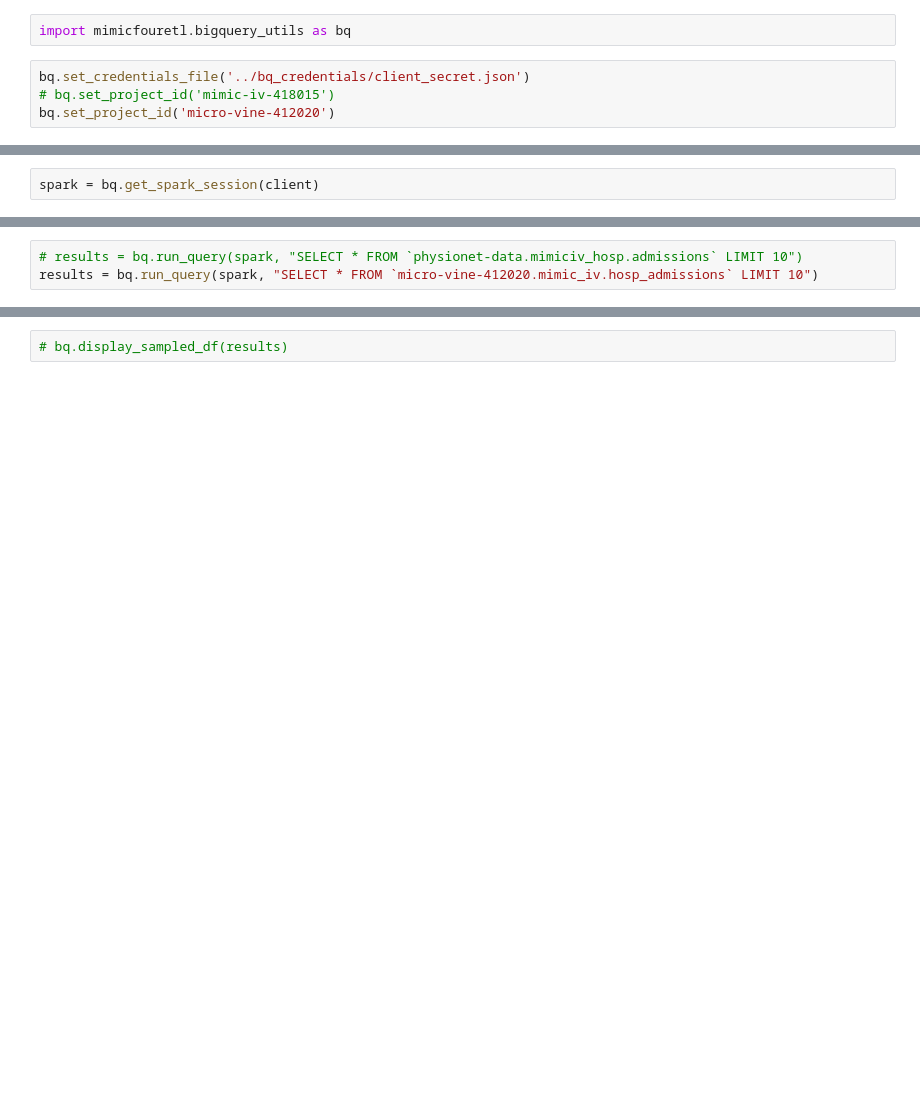
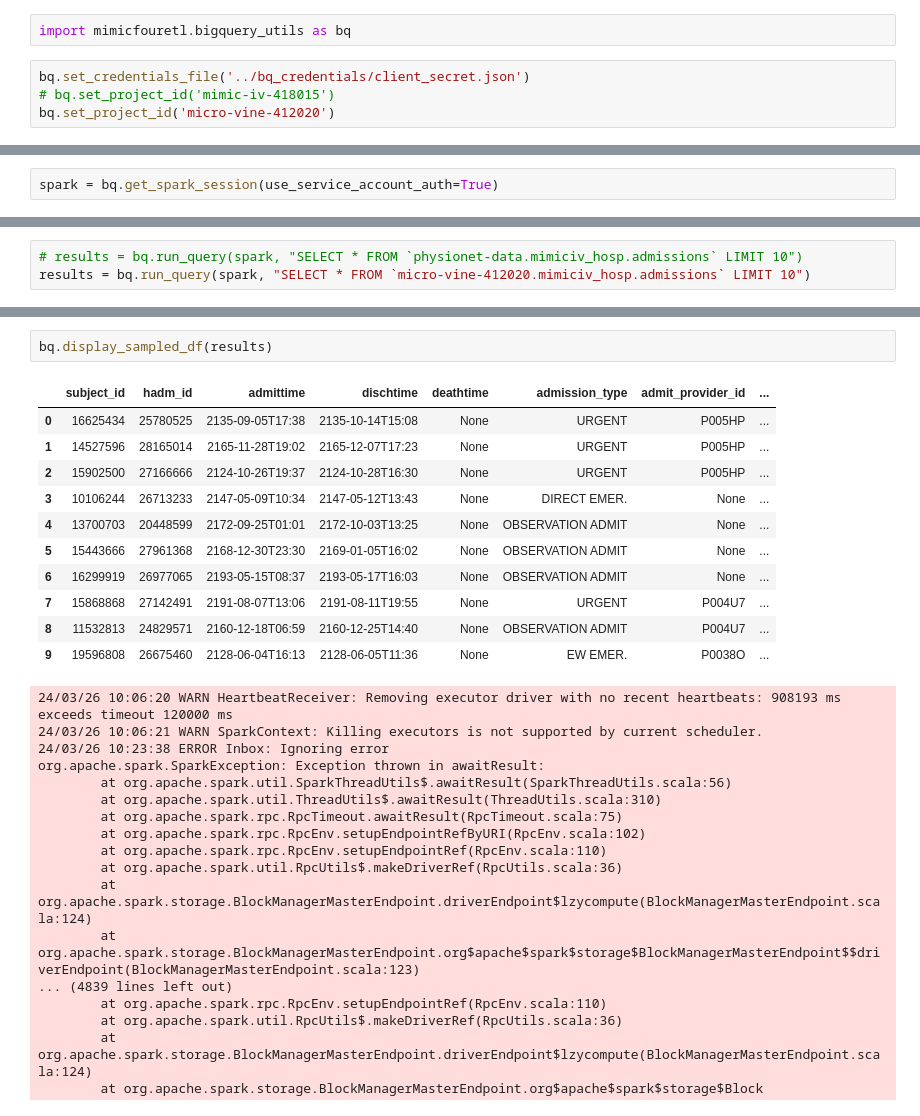
Before and after one commit to kevinmenear/mimic-iv-etl, a Jupyter notebook: notebooks/query_data.ipynb, the cells around one changed output, grey strips where cells are left out. Drawn from its saved outputs; the diff is of its cells as text; blank space fills up the shorter version.

Commit message:
module to generate sample data - hosp

```diff
--- a/notebooks/query_data.ipynb
+++ b/notebooks/query_data.ipynb
@@ -12,2 +30,2 @@ tables
 # %%
-spark = bq.get_spark_session(client)
+spark = bq.get_spark_session(use_service_account_auth=True)
@@ -14,3 +57,3 @@ spark = bq.get_spark_session(client)
 # %%
 # results = bq.run_query(spark, "SELECT * FROM `physionet-data.mimiciv_hosp.admissions` LIMIT 10")
-results = bq.run_query(spark, "SELECT * FROM `micro-vine-412020.mimic_iv.hosp_admissions` LIMIT 10")
+results = bq.run_query(spark, "SELECT * FROM `micro-vine-412020.mimiciv_hosp.admissions` LIMIT 10")
@@ -17,2 +78,31 @@ results = bq.run_query(spark, "SELECT * FROM `micro-vine-412020.mimic_iv.hosp_ad
 # %%
-# bq.display_sampled_df(results)
+bq.display_sampled_df(results)
+# %% [output]
+|  | subject_id | hadm_id | admittime | dischtime | deathtime | admission_type | admit_provider_id | ... |
+| 0 | 16625434 | 25780525 | 2135-09-05T17:38 | 2135-10-14T15:08 | None | URGENT | P005HP | ... |
+| 1 | 14527596 | 28165014 | 2165-11-28T19:02 | 2165-12-07T17:23 | None | URGENT | P005HP | ... |
+| 2 | 15902500 | 27166666 | 2124-10-26T19:37 | 2124-10-28T16:30 | None | URGENT | P005HP | ... |
+| 3 | 10106244 | 26713233 | 2147-05-09T10:34 | 2147-05-12T13:43 | None | DIRECT EMER. | None | ... |
+| 4 | 13700703 | 20448599 | 2172-09-25T01:01 | 2172-10-03T13:25 | None | OBSERVATION ADMIT | None | ... |
+| 5 | 15443666 | 27961368 | 2168-12-30T23:30 | 2169-01-05T16:02 | None | OBSERVATION ADMIT | None | ... |
+| 6 | 16299919 | 26977065 | 2193-05-15T08:37 | 2193-05-17T16:03 | None | OBSERVATION ADMIT | None | ... |
+| 7 | 15868868 | 27142491 | 2191-08-07T13:06 | 2191-08-11T19:55 | None | URGENT | P004U7 | ... |
+| 8 | 11532813 | 24829571 | 2160-12-18T06:59 | 2160-12-25T14:40 | None | OBSERVATION ADMIT | P004U7 | ... |
+| 9 | 19596808 | 26675460 | 2128-06-04T16:13 | 2128-06-05T11:36 | None | EW EMER. | P0038O | ... |
+24/03/26 10:06:20 WARN HeartbeatReceiver: Removing executor driver with no recent heartbeats: 908193 ms exceeds timeout 120000 ms
+24/03/26 10:06:21 WARN SparkContext: Killing executors is not supported by current scheduler.
+24/03/26 10:23:38 ERROR Inbox: Ignoring error
+org.apache.spark.SparkException: Exception thrown in awaitResult:
+        at org.apache.spark.util.SparkThreadUtils$.awaitResult(SparkThreadUtils.scala:56)
+        at org.apache.spark.util.ThreadUtils$.awaitResult(ThreadUtils.scala:310)
+        at org.apache.spark.rpc.RpcTimeout.awaitResult(RpcTimeout.scala:75)
+        at org.apache.spark.rpc.RpcEnv.setupEndpointRefByURI(RpcEnv.scala:102)
+        at org.apache.spark.rpc.RpcEnv.setupEndpointRef(RpcEnv.scala:110)
+        at org.apache.spark.util.RpcUtils$.makeDriverRef(RpcUtils.scala:36)
+        at org.apache.spark.storage.BlockManagerMasterEndpoint.driverEndpoint$lzycompute(BlockManagerMasterEndpoint.scala:124)
+        at org.apache.spark.storage.BlockManagerMasterEndpoint.org$apache$spark$storage$BlockManagerMasterEndpoint$$driverEndpoint(BlockManagerMasterEndpoint.scala:123)
+... (4839 lines left out)
+        at org.apache.spark.rpc.RpcEnv.setupEndpointRef(RpcEnv.scala:110)
+        at org.apache.spark.util.RpcUtils$.makeDriverRef(RpcUtils.scala:36)
+        at org.apache.spark.storage.BlockManagerMasterEndpoint.driverEndpoint$lzycompute(BlockManagerMasterEndpoint.scala:124)
+        at org.apache.spark.storage.BlockManagerMasterEndpoint.org$apache$spark$storage$Block
```
Also changed, not shown: parts of 3 cells of this notebook, 24 other files.
